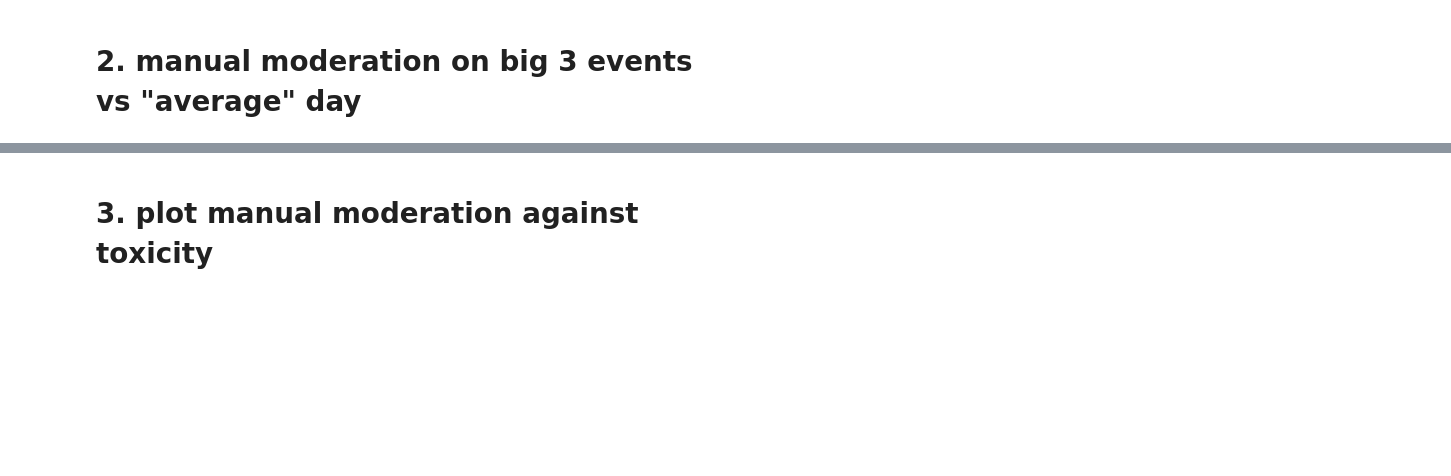
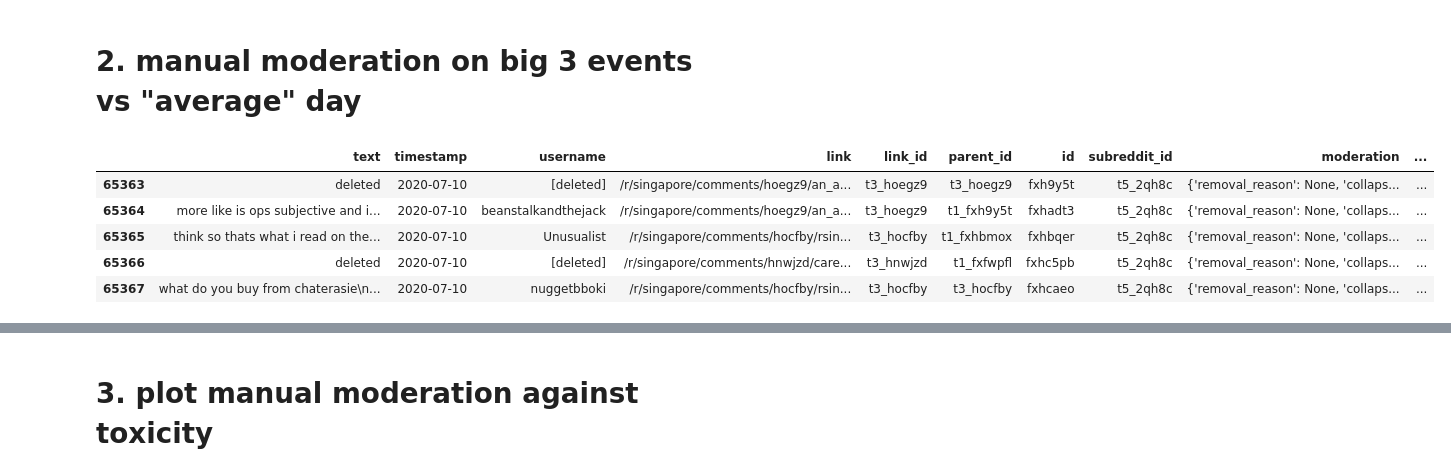
Before and after one commit to rhyden-kx/DSA4264, a Jupyter notebook: eda_2/manual_moderation.ipynb, the cells around one changed output, grey strips where cells are left out. Cells and saved outputs as stored; diff of their text form; code cells hidden in the pictures; blank space fills up the shorter version.

```diff
--- a/eda_2/manual_moderation.ipynb
+++ b/eda_2/manual_moderation.ipynb
@@ -308,0 +320,9 @@ In general, there is no general trend for number of comments being manually remo
+# %%
+big_events_vs_average_day_df.head()
+# %% [output]
+|  | text | timestamp | username | link | link_id | parent_id | id | subreddit_id | moderation | ... |
+| 65363 | deleted | 2020-07-10 | [deleted] | /r/singapore/comments/hoegz9/an_a... | t3_hoegz9 | t3_hoegz9 | fxh9y5t | t5_2qh8c | {'removal_reason': None, 'collaps... | ... |
+| 65364 | more like is ops subjective and i... | 2020-07-10 | beanstalkandthejack | /r/singapore/comments/hoegz9/an_a... | t3_hoegz9 | t1_fxh9y5t | fxhadt3 | t5_2qh8c | {'removal_reason': None, 'collaps... | ... |
+| 65365 | think so thats what i read on the... | 2020-07-10 | Unusualist | /r/singapore/comments/hocfby/rsin... | t3_hocfby | t1_fxhbmox | fxhbqer | t5_2qh8c | {'removal_reason': None, 'collaps... | ... |
+| 65366 | deleted | 2020-07-10 | [deleted] | /r/singapore/comments/hnwjzd/care... | t3_hnwjzd | t1_fxfwpfl | fxhc5pb | t5_2qh8c | {'removal_reason': None, 'collaps... | ... |
+| 65367 | what do you buy from chaterasie\n... | 2020-07-10 | nuggetbboki | /r/singapore/comments/hocfby/rsin... | t3_hocfby | t3_hocfby | fxhcaeo | t5_2qh8c | {'removal_reason': None, 'collaps... | ... |
```
Also changed, not shown: parts of 7 cells of this notebook.
